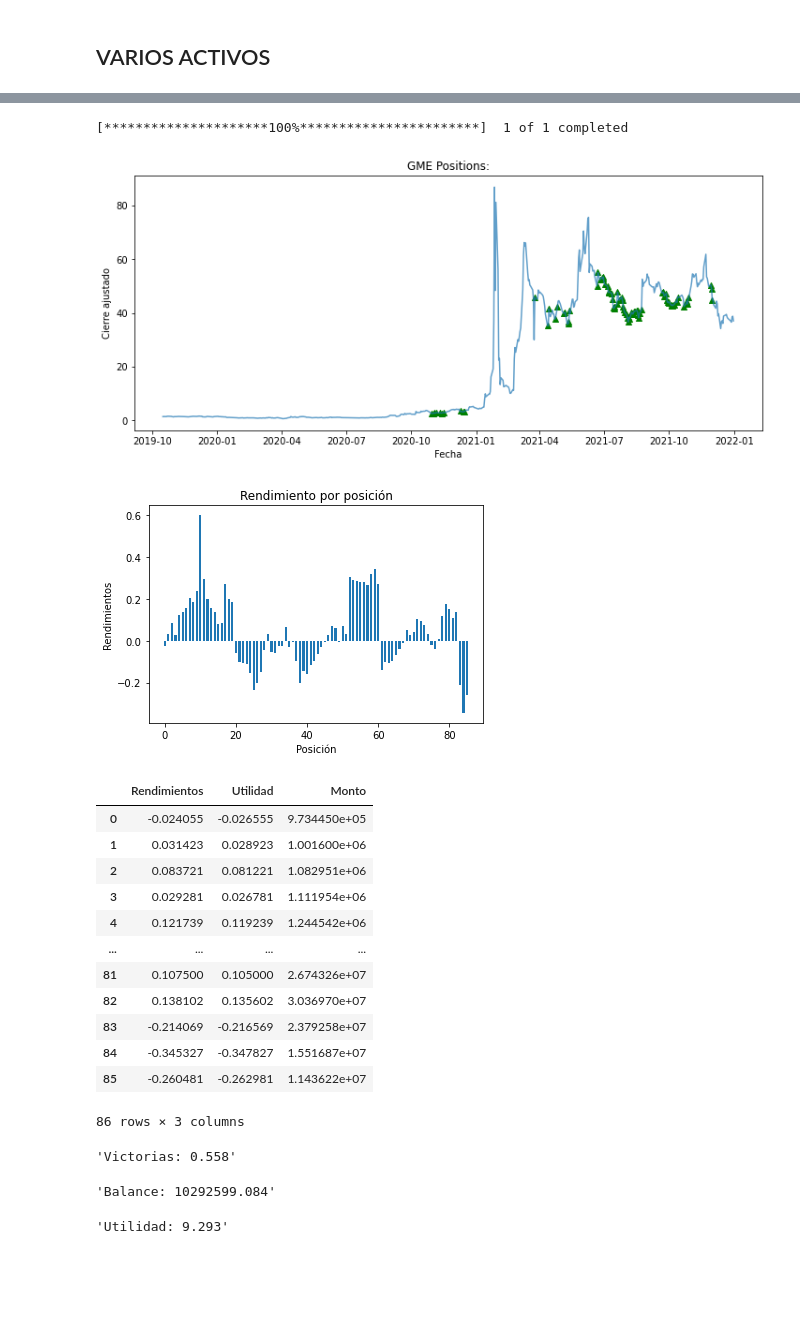
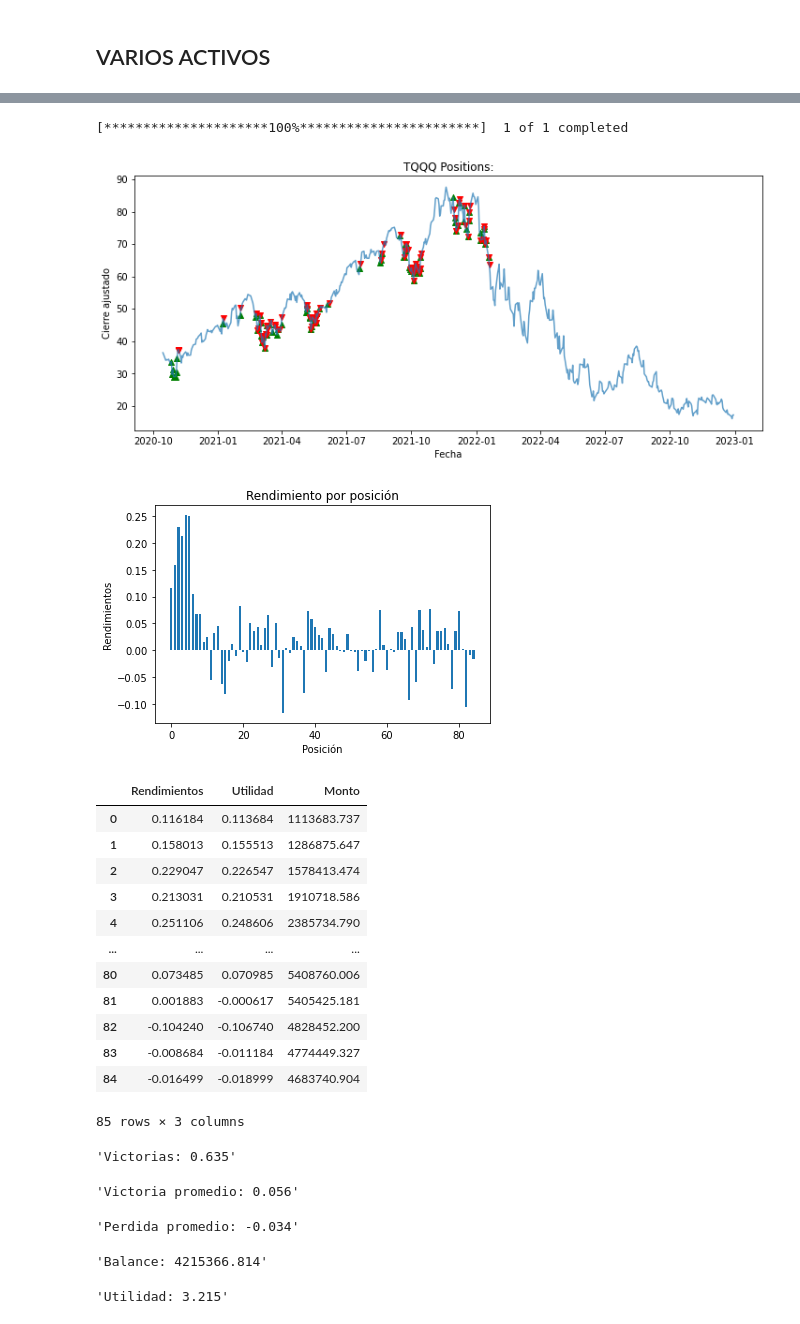
Before and after one commit to GustavodeAnda/PORTAFOLIOS2, a Jupyter notebook: RSI TRADING CHIDO.ipynb, the cells around one changed output, grey strips where cells are left out. Cells and saved outputs as stored; diff of their text form; code cells hidden in the pictures; blank space fills up the shorter version.

```diff
--- a/RSI TRADING CHIDO.ipynb
+++ b/RSI TRADING CHIDO.ipynb
@@ -136,7 +189,8 @@ stock = 'TSLA'
 
 # Generar dataframe y calcular señales de compra:
 frame = RSIcalc(stock)
-Buy, Sell = getSignals(frame)
+#Buy, Sell = getSignals(frame)
+Buy, Sell = getSignals2(frame, -0.1)
 
 # Calcular retornos de estrategia
 Profits = (frame.loc[Sell].Open.values - frame.loc[Buy].Open.values)/(frame.loc[Buy].Open.values)
@@ -164,6 +218,7 @@ dfr['Monto'] = np.round(Monto,3)
 # Graficamos cierre de activo con fechas de compra:
 plt.figure(figsize=(12,5))
 plt.scatter(frame.loc[Buy].index , frame.loc[Buy]['Adj Close'], marker='^',c='g')
+plt.scatter(frame.loc[Sell].index , frame.loc[Sell]['Adj Close'], marker='v',c='r')
 plt.plot(frame['Adj Close'], alpha=0.7)
 plt.xlabel('Fecha')
 plt.ylabel('Cierre ajustado')
@@ -179,7 +234,11 @@ plt.show()
 
 # Calculamos el número de victorias en la estrategia:
 wins = [i for i in Profits if i > 0]
+avrg_win = np.mean(wins)
 wins = len(wins)/len(Profits)
+
+loss = [i for i in Profits if i < 0]
+avrg_loss = np.mean(loss)
 
 # Calculamos utilidad final DESPUÉS DE IMPUESTOS
 impuestos = 0.1
@@ -196,6 +255,8 @@ utilidad_TSLA = (ultimo_TSLA - capital) / capital
 # Mandamos todo a proyectar en la misma celda
 display(dfr,
         'Victorias: '+str(np.round(wins,3)),
+        'Victoria promedio: ' +str(np.round(avrg_win,3)),
+        'Perdida promedio: '+str(np.round(avrg_loss,3)),
         'Balance: '+str(np.round(ultimo_TSLA,3)[0]),
         'Utilidad: ' +str(np.round(utilidad_TSLA,3)[0]))
 # %% [output]
@@ -221,9 +284,11 @@ display(dfr,
 # %%
+# Elegir activo:
 stock = 'AAPL'
 
 # Generar dataframe y calcular señales de compra:
 frame = RSIcalc(stock)
-Buy, Sell = getSignals(frame)
+#Buy, Sell = getSignals(frame)
+Buy, Sell = getSignals2(frame, -0.1)
 
 # Calcular retornos de estrategia
 Profits = (frame.loc[Sell].Open.values - frame.loc[Buy].Open.values)/(frame.loc[Buy].Open.values)
@@ -251,6 +316,7 @@ dfr['Monto'] = np.round(Monto,3)
 # Graficamos cierre de activo con fechas de compra:
 plt.figure(figsize=(12,5))
 plt.scatter(frame.loc[Buy].index , frame.loc[Buy]['Adj Close'], marker='^',c='g')
+plt.scatter(frame.loc[Sell].index , frame.loc[Sell]['Adj Close'], marker='v',c='r')
 plt.plot(frame['Adj Close'], alpha=0.7)
 plt.xlabel('Fecha')
 plt.ylabel('Cierre ajustado')
@@ -266,7 +332,11 @@ plt.show()
 
 # Calculamos el número de victorias en la estrategia:
 wins = [i for i in Profits if i > 0]
+avrg_win = np.mean(wins)
 wins = len(wins)/len(Profits)
+
+loss = [i for i in Profits if i < 0]
+avrg_loss = np.mean(loss)
 
 # Calculamos utilidad final DESPUÉS DE IMPUESTOS
 impuestos = 0.1
@@ -283,6 +353,8 @@ utilidad_AAPL = (ultimo_AAPL - capital) / capital
 # Mandamos todo a proyectar en la misma celda
 display(dfr,
         'Victorias: '+str(np.round(wins,3)),
+        'Victoria promedio: ' +str(np.round(avrg_win,3)),
+        'Perdida promedio: '+str(np.round(avrg_loss,3)),
         'Balance: '+str(np.round(ultimo_AAPL,3)[0]),
         'Utilidad: ' +str(np.round(utilidad_AAPL,3)[0]))
 # %% [output]
@@ -308,9 +382,11 @@ display(dfr,
 # %%
-stock = 'GME'
+# Elegir activo:
+stock = 'TQQQ'
 
 # Generar dataframe y calcular señales de compra:
 frame = RSIcalc(stock)
-Buy, Sell = getSignals(frame)
+#Buy, Sell = getSignals(frame)
+Buy, Sell = getSignals2(frame, -0.1)
 
 # Calcular retornos de estrategia
 Profits = (frame.loc[Sell].Open.values - frame.loc[Buy].Open.values)/(frame.loc[Buy].Open.values)
@@ -338,59 +414,68 @@ dfr['Monto'] = np.round(Monto,3)
 # Graficamos cierre de activo con fechas de compra:
 plt.figure(figsize=(12,5))
 plt.scatter(frame.loc[Buy].index , frame.loc[Buy]['Adj Close'], marker='^',c='g')
+plt.scatter(frame.loc[Sell].index , frame.loc[Sell]['Adj Close'], marker='v',c='r')
 plt.plot(frame['Adj Close'], alpha=0.7)
 plt.xlabel('Fecha')
 plt.ylabel('Cierre ajustado')
 plt.title(str(stock)+ ' Positions:')
 plt.show()
 
 # Graficamos retorno generado por número de posición:
 plt.bar(dfr.index, dfr.Rendimientos,width=0.6)
 plt.xlabel("Posición")
 plt.ylabel("Rendimientos")
 plt.title("Rendimiento por posición")
 plt.show()
 
 # Calculamos el número de victorias en la estrategia:
 wins = [i for i in Profits if i > 0]
+avrg_win = np.mean(wins)
 wins = len(wins)/len(Profits)
+
+loss = [i for i in Profits if i < 0]
+avrg_loss = np.mean(loss)
 
 # Calculamos utilidad final DESPUÉS DE IMPUESTOS
 impuestos = 0.1
 
     # Encontramos monto final
 ultimo = dfr[['Monto']].iloc[-1]
 
     # Restamos impuestos
-ultimo_GME = ultimo * (1-impuestos)
+ultimo_TQQQ = ultimo * (1-impuestos)
 
     # Lo convertimos en tasa comparado al capital inicial
-utilidad_GME = (ultimo_GME - capital) / capital
+utilidad_TQQQ = (ultimo_TQQQ - capital) / capital
 
 # Mandamos todo a proyectar en la misma celda
 display(dfr,
         'Victorias: '+str(np.round(wins,3)),
-        'Balance: '+str(np.round(ultimo_GME,3)[0]),
-        'Utilidad: '+str(np.round(utilidad_GME,3)[0]))
+        'Victoria promedio: ' +str(np.round(avrg_win,3)),
+        'Perdida promedio: '+str(np.round(avrg_loss,3)),
+        'Balance: '+str(np.round(ultimo_TQQQ,3)[0]),
+        'Utilidad: ' +str(np.round(utilidad_TQQQ,3)[0]))
 # %% [output]
 [*********************100%***********************]  1 of 1 completed
-[figure, old version]
+[figure, new version]
-[figure, old version]
+[figure, new version]
 |  | Rendimientos | Utilidad | Monto |
-| 0 | -0.024055 | -0.026555 | 9.734450e+05 |
-| 1 | 0.031423 | 0.028923 | 1.001600e+06 |
-| 2 | 0.083721 | 0.081221 | 1.082951e+06 |
-| 3 | 0.029281 | 0.026781 | 1.111954e+06 |
-| 4 | 0.121739 | 0.119239 | 1.244542e+06 |
+| 0 | 0.116184 | 0.113684 | 1113683.737 |
+| 1 | 0.158013 | 0.155513 | 1286875.647 |
+| 2 | 0.229047 | 0.226547 | 1578413.474 |
+| 3 | 0.213031 | 0.210531 | 1910718.586 |
+| 4 | 0.251106 | 0.248606 | 2385734.790 |
 | ... | ... | ... | ... |
-| 81 | 0.107500 | 0.105000 | 2.674326e+07 |
-| 82 | 0.138102 | 0.135602 | 3.036970e+07 |
-| 83 | -0.214069 | -0.216569 | 2.379258e+07 |
-| 84 | -0.345327 | -0.347827 | 1.551687e+07 |
-| 85 | -0.260481 | -0.262981 | 1.143622e+07 |
+| 80 | 0.073485 | 0.070985 | 5408760.006 |
+| 81 | 0.001883 | -0.000617 | 5405425.181 |
+| 82 | -0.104240 | -0.106740 | 4828452.200 |
+| 83 | -0.008684 | -0.011184 | 4774449.327 |
+| 84 | -0.016499 | -0.018999 | 4683740.904 |
-86 rows × 3 columns
+85 rows × 3 columns
-'Victorias: 0.558'
+'Victorias: 0.635'
-'Balance: 10292599.084'
+'Victoria promedio: 0.056'
-'Utilidad: 9.293'
+'Perdida promedio: -0.034'
+'Balance: 4215366.814'
+'Utilidad: 3.215'
 # %%
 cap_total = capital*4
```
Also changed, not shown: parts of 8 cells of this notebook.
